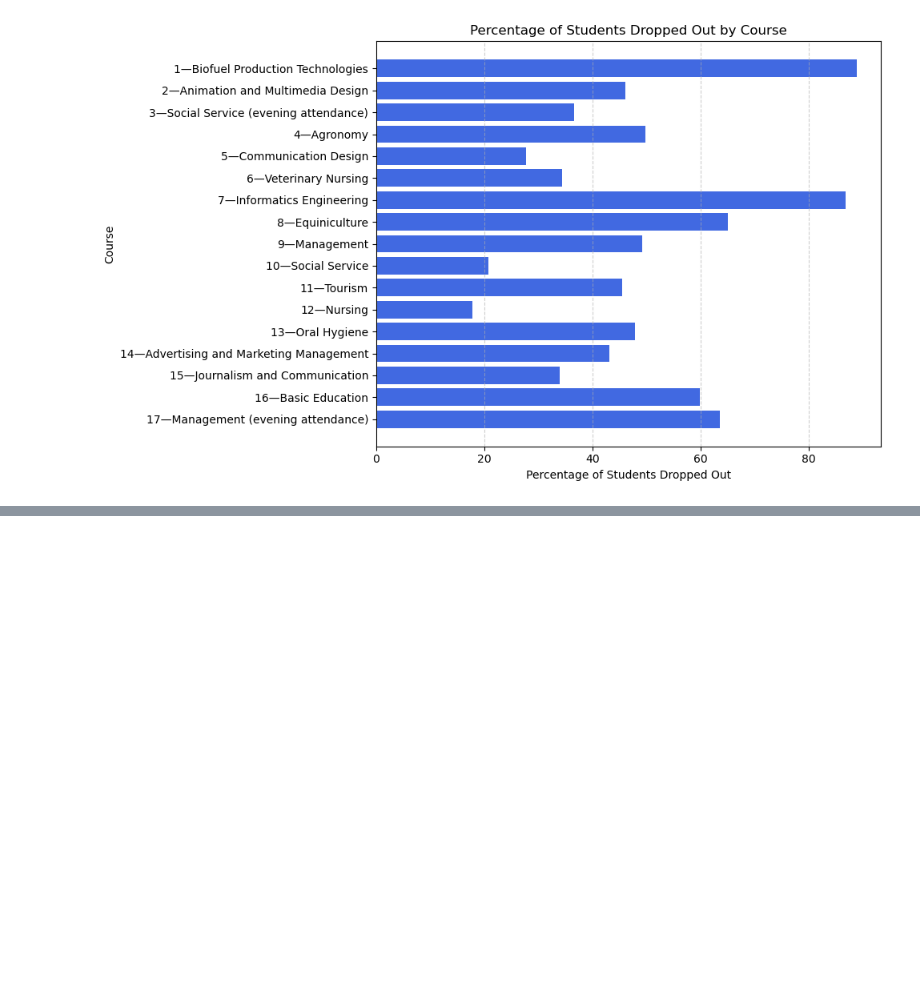
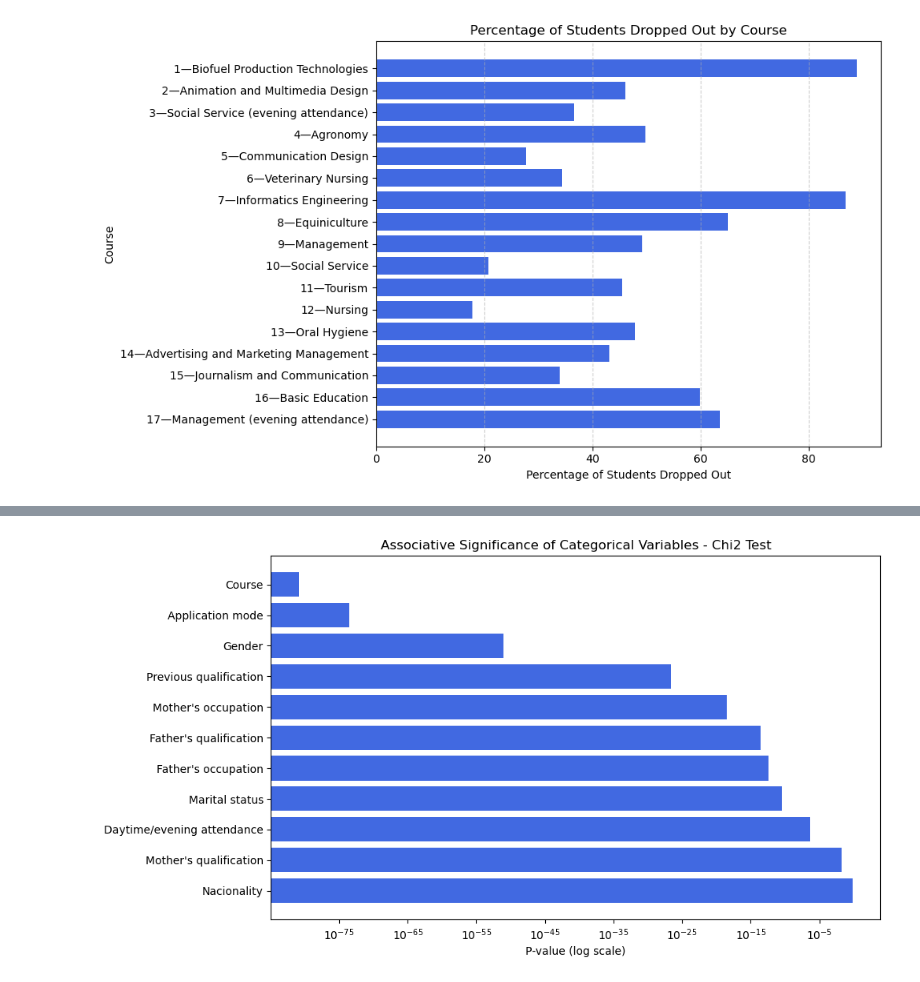
Before and after one commit to Kevin-Kwasnik/student-dropout-prediction, a Jupyter notebook: 2.Analysis/EDA.ipynb, the cells around one changed output, grey strips where cells are left out. Saved outputs shown, nothing was run; the diff lists cells and outputs as text; code cells hidden in the pictures; blank space fills up the shorter version.

```diff
--- a/2.Analysis/EDA.ipynb
+++ b/2.Analysis/EDA.ipynb
@@ -415,0 +869,35 @@ student_data_holdout.to_csv('./../1.Data/student_data_holdout.csv', index=False)
+# %%
+columns = []
+chi2_stats = []
+p_values = []
+
+# Loop through categorical columns
+for col in data_type_mapping[data_type_mapping['Data Type'] == 'Categorical']['Column']:
+    # Perform chi2_contingency test
+    table = student_data_filt.groupby(['Target', col]).size().unstack(fill_value=0)
+    chi2_stat, p_value, dof, expected = chi2_contingency(table)
+
+    # Store results in lists
+    columns.append(col)
+    chi2_stats.append(chi2_stat)
+    p_values.append(p_value)
+
+# Create a DataFrame for plotting
+results_df = pd.DataFrame({
+    'Column': columns,
+    'Chi2 Stat': chi2_stats,
+    'P-value': p_values
+})
+
+# Sort the DataFrame by P-value in ascending order
+results_df = results_df.sort_values(by='P-value', ascending= False)
+
+# Plot the results
+plt.figure(figsize=(10, 6))
+plt.barh(results_df['Column'], results_df['P-value'], color='royalblue')
+plt.xscale('log')  # Use log scale for better visualization if p-values vary widely
+plt.xlabel('P-value (log scale)')
+plt.title('Associative Significance of Categorical Variables - Chi2 Test')
+plt.show()
+# %% [output]
+[figure, added]
```
Also changed, not shown: parts of 22 cells of this notebook.
